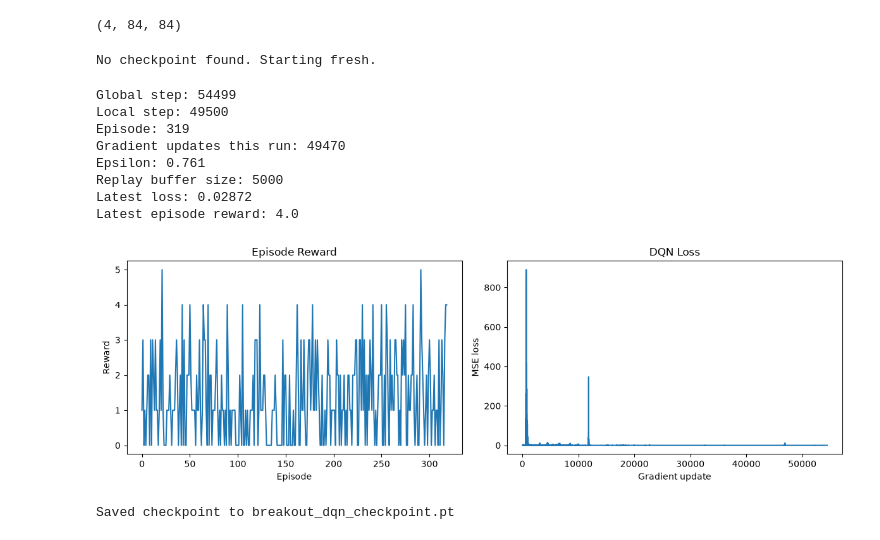
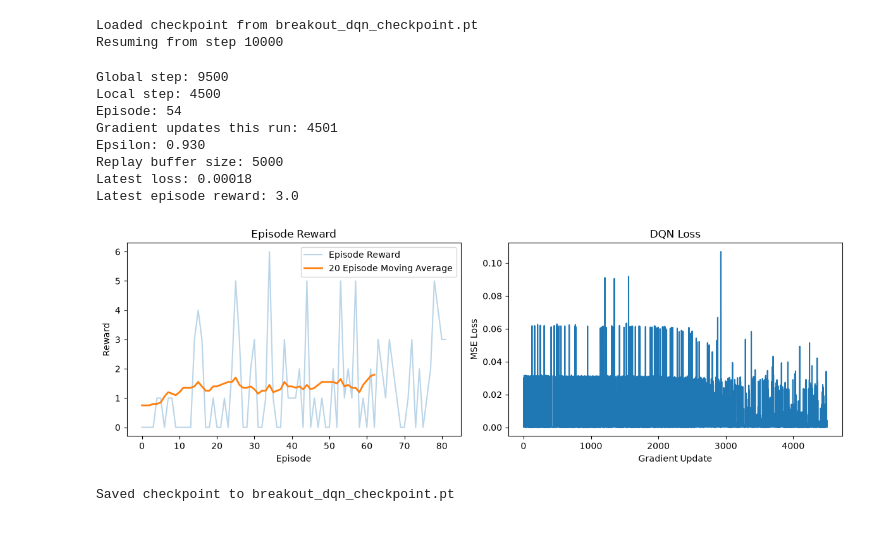
Before and after one commit to CraigChantre/RL_BrickBreaker, a Jupyter notebook: simple_agent.ipynb, the cells around one changed output. Drawn from its saved outputs; the diff is of its cells as text; code cells hidden in the pictures.

```diff
--- a/simple_agent.ipynb
+++ b/simple_agent.ipynb
@@ -180,2 +198,14 @@ def make_env(visualize=False, seed=42):
+# %%
+import numpy as np
+
+def moving_average(values, window=20):
+    if len(values) < window:
+        return []
+
+    return np.convolve(
+        values,
+        np.ones(window) / window,
+        mode="valid"
+    )
 # %%
 def plot_training(episode_rewards, losses):
@@ -244,6 +289,7 @@ def train(
     target_update_every=1000,
     episode_rewards=None,
     losses=None,
+    learning_starts=5000
 ):
     obs, info = env.reset()
     obs, reward, terminated, truncated, info = env.step(1)  # FIRE
@@ -281,7 +327,7 @@ def train(
 
         loss = None
 
-        if len(replay_buffer) >= batch_size:
+        if len(replay_buffer) >= learning_starts:
             batch = replay_buffer.sample(batch_size)
             loss = agent.learn(batch)
             losses.append(loss)
@@ -345,17 +391,19 @@ def train(
 
     return agent, epsilon, episode_rewards, losses
 # %%
-env, obs, info = make_env(visualize=False, seed=42)
+visualize = False
+
+env, obs, info = make_env(visualize=visualize, seed=42)
 
 CHECKPOINT_PATH = "breakout_dqn_checkpoint.pt"
 device = "cuda" if torch.cuda.is_available() else "cpu"
 agent = Agent(obs.shape, env.action_space.n, device)
 replay_buffer = ReplayBuffer(capacity=5000, device=device)
 epsilon = 1.0
+start_step=0
+start_episode=0
+episode_rewards=[]
+losses=[]
-# %%
-print(obs.shape)
-# %% [output]
-(4, 84, 84)
 # %%
 
 if Path(CHECKPOINT_PATH).exists():
@@ -366,35 +414,40 @@ if Path(CHECKPOINT_PATH).exists():
     )
 
     epsilon = checkpoint["epsilon"]
+    start_step=checkpoint["step"]
+    start_episode=checkpoint["episode"]
+    episode_rewards=checkpoint["episode_rewards"]
+    losses=checkpoint["losses"]
 
     print(f"Resuming from step {checkpoint['step']}")
 
 else:
     print("No checkpoint found. Starting fresh.")
 # %% [output]
-No checkpoint found. Starting fresh.
+Loaded checkpoint from breakout_dqn_checkpoint.pt
+Resuming from step 10000
 # %%
 agent, epsilon, episode_rewards, losses = train(
     agent,
     env,
     replay_buffer,
-    num_steps=50_000,
-    epsilon=checkpoint["epsilon"],
-    start_step=checkpoint["step"],
-    start_episode=checkpoint["episode"],
-    episode_rewards=checkpoint["episode_rewards"],
-    losses=checkpoint["losses"],
+    num_steps=5000,
+    epsilon=epsilon,
+    start_step=start_step,
+    start_episode=start_episode,
+    episode_rewards=episode_rewards,
+    losses=losses,
 )
 # %% [output]
-Global step: 54499
-Local step: 49500
-Episode: 319
-Gradient updates this run: 49470
-Epsilon: 0.761
+Global step: 9500
+Local step: 4500
+Episode: 54
+Gradient updates this run: 4501
+Epsilon: 0.930
 Replay buffer size: 5000
-Latest loss: 0.02872
-Latest episode reward: 4.0
+Latest loss: 0.00018
+Latest episode reward: 3.0
-[figure, old version]
+[figure, new version]
 Saved checkpoint to breakout_dqn_checkpoint.pt
 # %%
 evaluate(agent, episodes=5)
```
Also changed, not shown: parts of 8 cells of this notebook, 1 other file.
